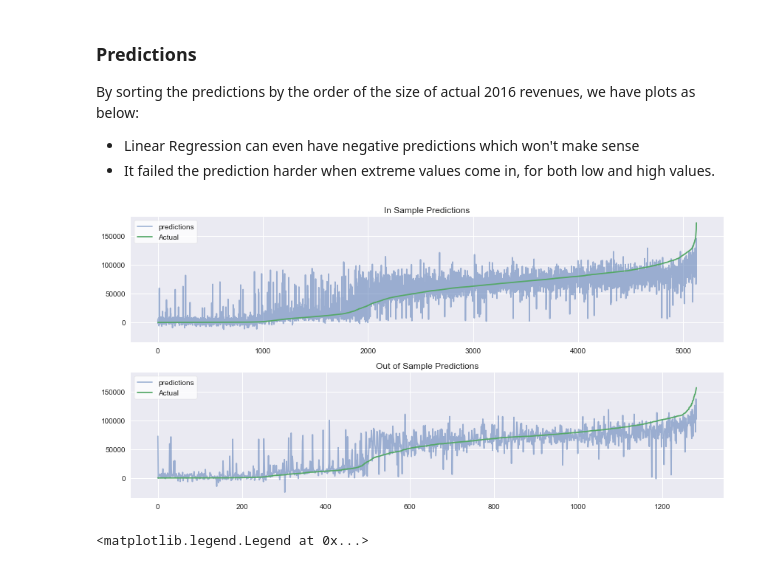
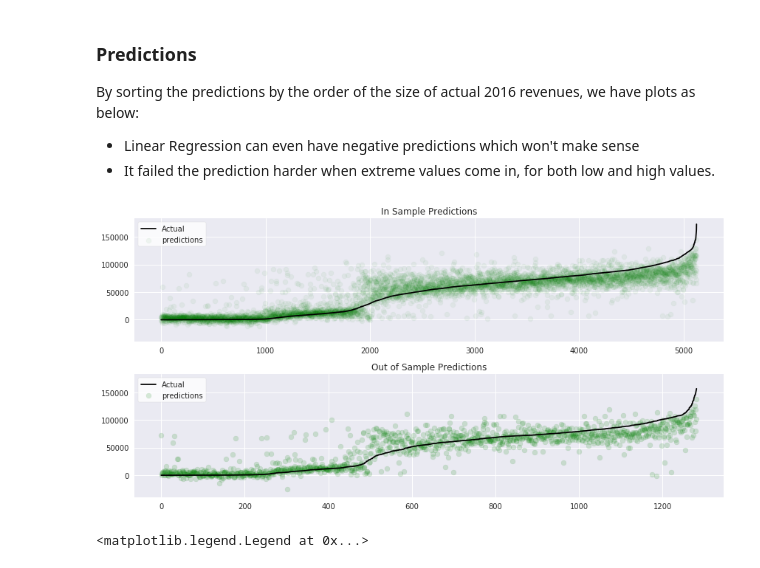
Before and after one commit to yihengli/chitaxi, a Jupyter notebook: examples/Chitaxi-03-Baseline.ipynb, the cells around one changed output. Saved outputs shown, nothing was run; the diff lists cells and outputs as text; code cells hidden in the pictures.

Commit message:
📈 Revised baseline chart

```diff
--- a/examples/Chitaxi-03-Baseline.ipynb
+++ b/examples/Chitaxi-03-Baseline.ipynb
@@ -114,19 +114,19 @@ y_test_predict_sort = lin_reg.predict(X_test.loc[y_test_sort.index])
 # %%
 fig, ax = plt.subplots(2,1,figsize=(12,6), sharey=True)
 
-ax[0].plot(range(len(y_train_sort)), y_train_predict_sort,alpha=0.5, label='predictions')
-ax[0].plot(range(len(y_train_sort)), y_train_sort.values, label='Actual')
+ax[0].scatter(range(len(y_train_sort)), y_train_predict_sort,alpha=0.05, label='predictions', c='g')
+ax[0].plot(range(len(y_train_sort)), y_train_sort.values, label='Actual',color='black')
 ax[0].set_title("In Sample Predictions")
 ax[0].legend()
 
-ax[1].plot(range(len(y_test_sort)), y_test_predict_sort,alpha=0.5, label='predictions')
-ax[1].plot(range(len(y_test_sort)), y_test_sort.values, label='Actual')
+ax[1].scatter(range(len(y_test_sort)), y_test_predict_sort,alpha=0.15, label='predictions', c='g')
+ax[1].plot(range(len(y_test_sort)), y_test_sort.values, label='Actual',color='black')
 ax[1].set_title("Out of Sample Predictions")
 ax[1].legend()
 
 fig.tight_layout()
 # %% [output]
-[figure, old version]
+[figure, new version]
 # %%
 fig, ax = plt.subplots(1, 2, figsize=(12,4),sharex=True)
 
```
Also changed, not shown: parts of 3 cells of this notebook.
